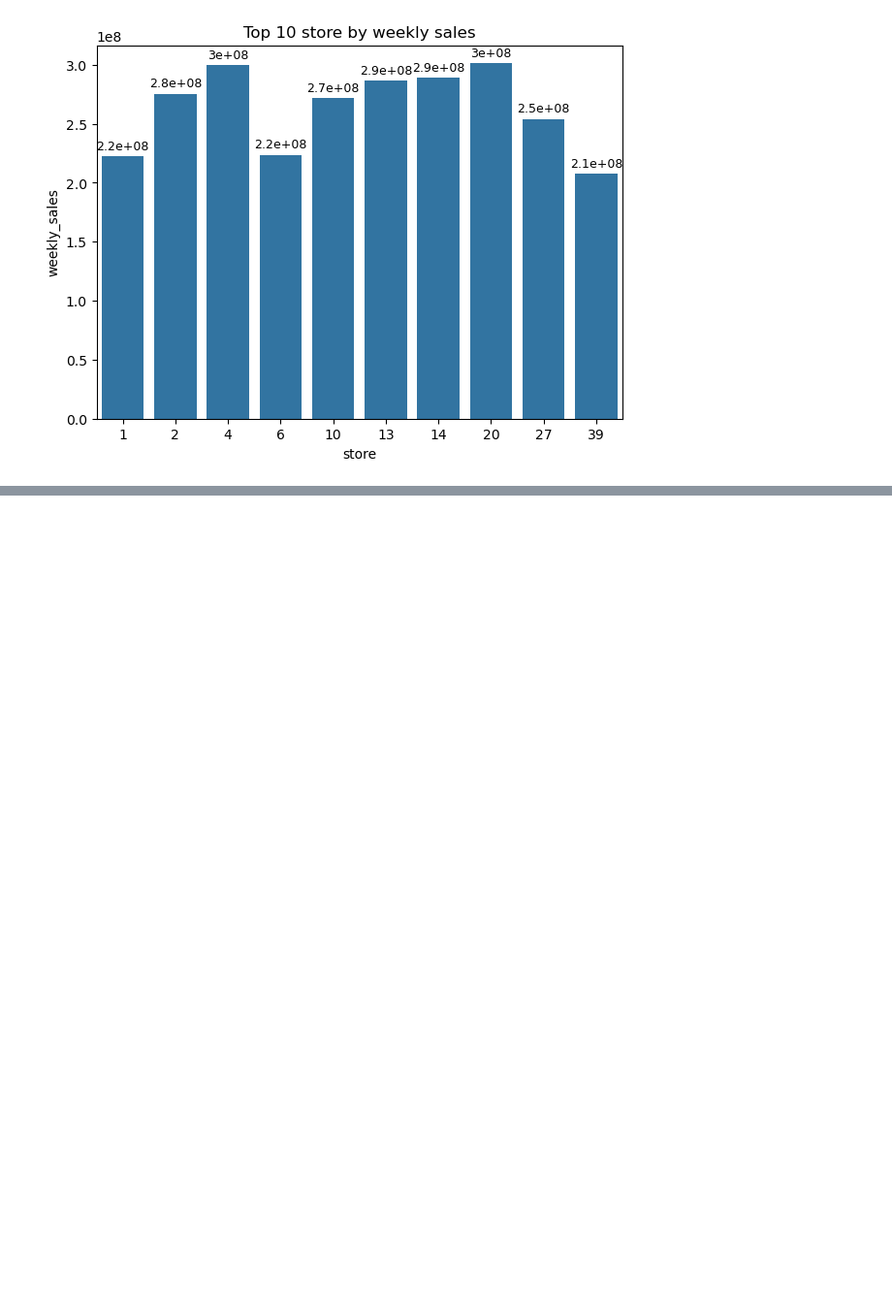
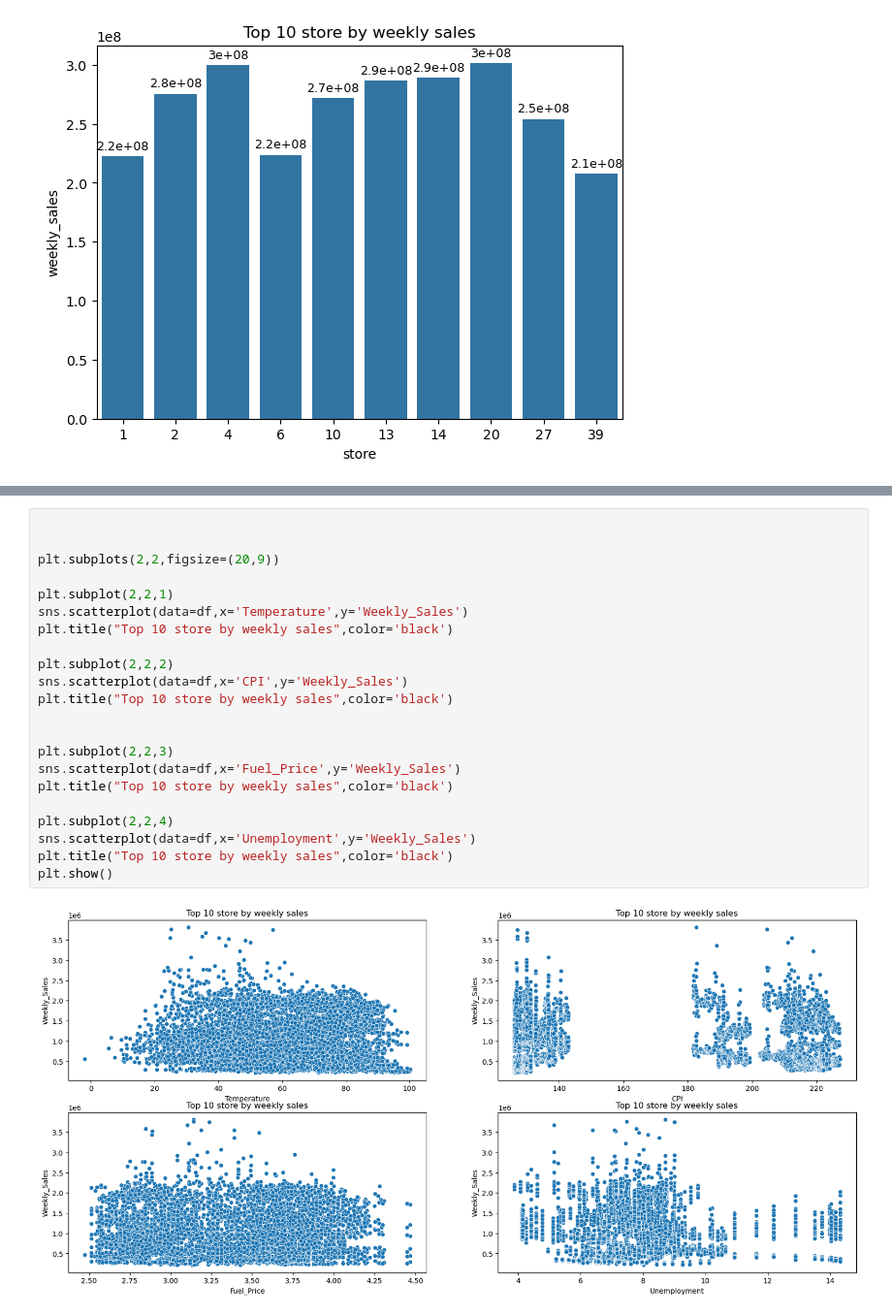
Before and after one commit to muskananalytics17/Walmart_project, a Jupyter notebook: walmart_sales_analysis/notebook/Analysis.ipynb, the cells around one changed output, grey strips where cells are left out. Shown at 97% size. Drawn from its saved outputs; the diff is of its cells as text; blank space fills up the shorter version.

```diff
--- a/walmart_sales_analysis/notebook/Analysis.ipynb
+++ b/walmart_sales_analysis/notebook/Analysis.ipynb
@@ -93,0 +119,24 @@ plt.show()
+# %%
+
+
+plt.subplots(2,2,figsize=(20,9))
+
+plt.subplot(2,2,1)
+sns.scatterplot(data=df,x='Temperature',y='Weekly_Sales')
+plt.title("Top 10 store by weekly sales",color='black')
+
+plt.subplot(2,2,2)
+sns.scatterplot(data=df,x='CPI',y='Weekly_Sales')
+plt.title("Top 10 store by weekly sales",color='black')
+
+
+plt.subplot(2,2,3)
+sns.scatterplot(data=df,x='Fuel_Price',y='Weekly_Sales')
+plt.title("Top 10 store by weekly sales",color='black')
+
+plt.subplot(2,2,4)
+sns.scatterplot(data=df,x='Unemployment',y='Weekly_Sales')
+plt.title("Top 10 store by weekly sales",color='black')
+plt.show()
+# %% [output]
+[figure, added]
```
Also changed, not shown: parts of 4 cells of this notebook.
